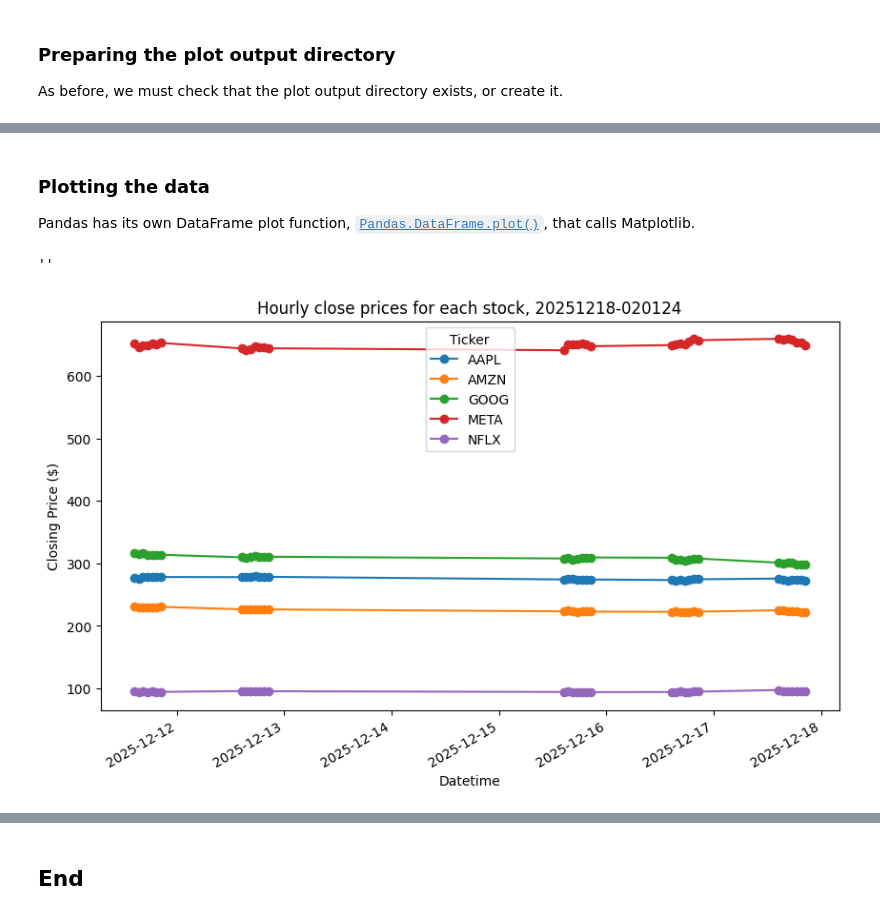
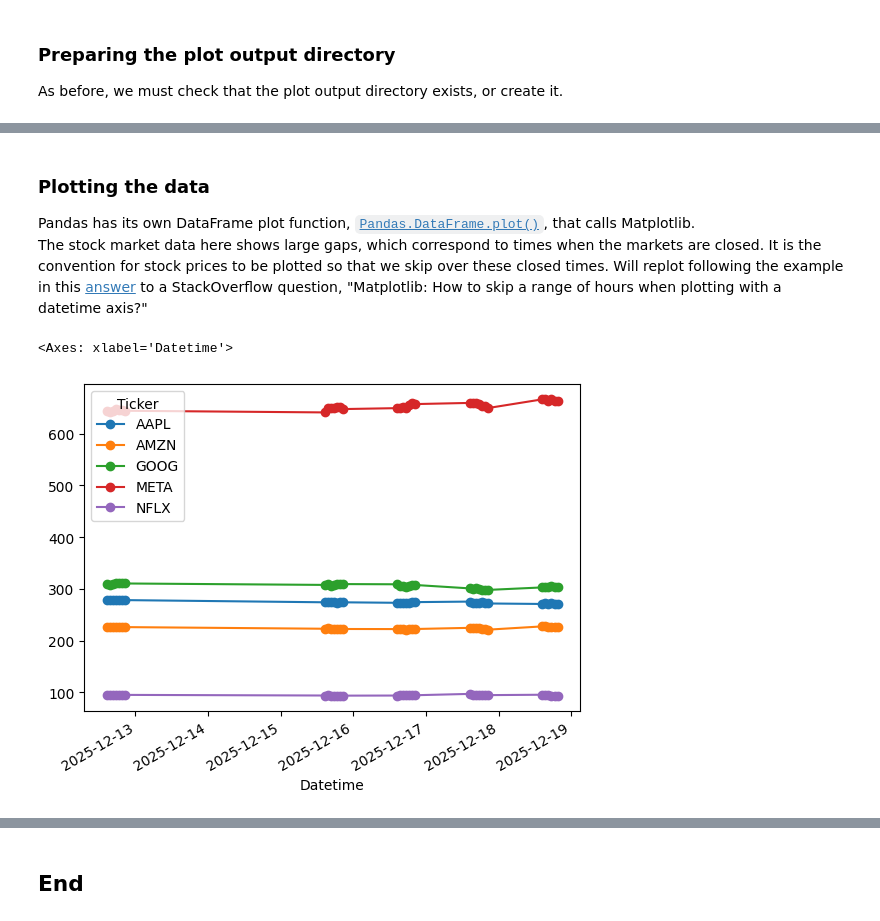
Before and after one commit to SuColl/computer-infrastructure-assessment, a Jupyter notebook: problems.ipynb, the cells around one changed output, grey strips where cells are left out. Saved outputs shown, nothing was run; the diff lists cells and outputs as text; code cells hidden in the pictures.

Commit message:
Improved plots

```diff
--- a/problems.ipynb
+++ b/problems.ipynb
@@ -293,21 +298,14 @@ Plot output directory exists at plots/
 # %% [markdown]
 ### Plotting the data
 Pandas has its own DataFrame plot function, [`Pandas.DataFrame.plot()`](https://pandas.pydata.org/docs/reference/api/pandas.DataFrame.plot.html), that calls Matplotlib.
+The stock market data here shows large gaps, which correspond to times when the
+markets are closed. It is the convention for stock prices to be plotted so that
+we skip over these closed times. Will replot following the example in this
+[answer](https://stackoverflow.com/a/65836503) to a StackOverflow question,
+"Matplotlib: How to skip a range of hours when plotting with a datetime axis?"
-# %%
-# Plot the Close prices for each of the five stocks.
-
-fig,ax = plt.subplots(figsize=(10, 6))
-
-# The plot title contains the data timestamp, from the read-in filename
-plt.title("Hourly close prices for each stock, " + data_read_filename[:-4])
-plt.ylabel("Closing Price ($)")
-plt.xlabel("Date")
-
-plot_data["Close"].plot(ax=ax, marker='o')
-
-plt.savefig(plot_dir + plot_output_filename)
-
-;
-# %% [output]
-''
-[figure, removed]
+# %%
+# plot the close prices in the DataFrame with markers for datapoints
+plot_data["Close"].plot(marker="o")
+# %% [output]
+<Axes: xlabel='Datetime'>
+[figure, added]
```
Also changed, not shown: parts of 11 cells of this notebook, 5 other files.
